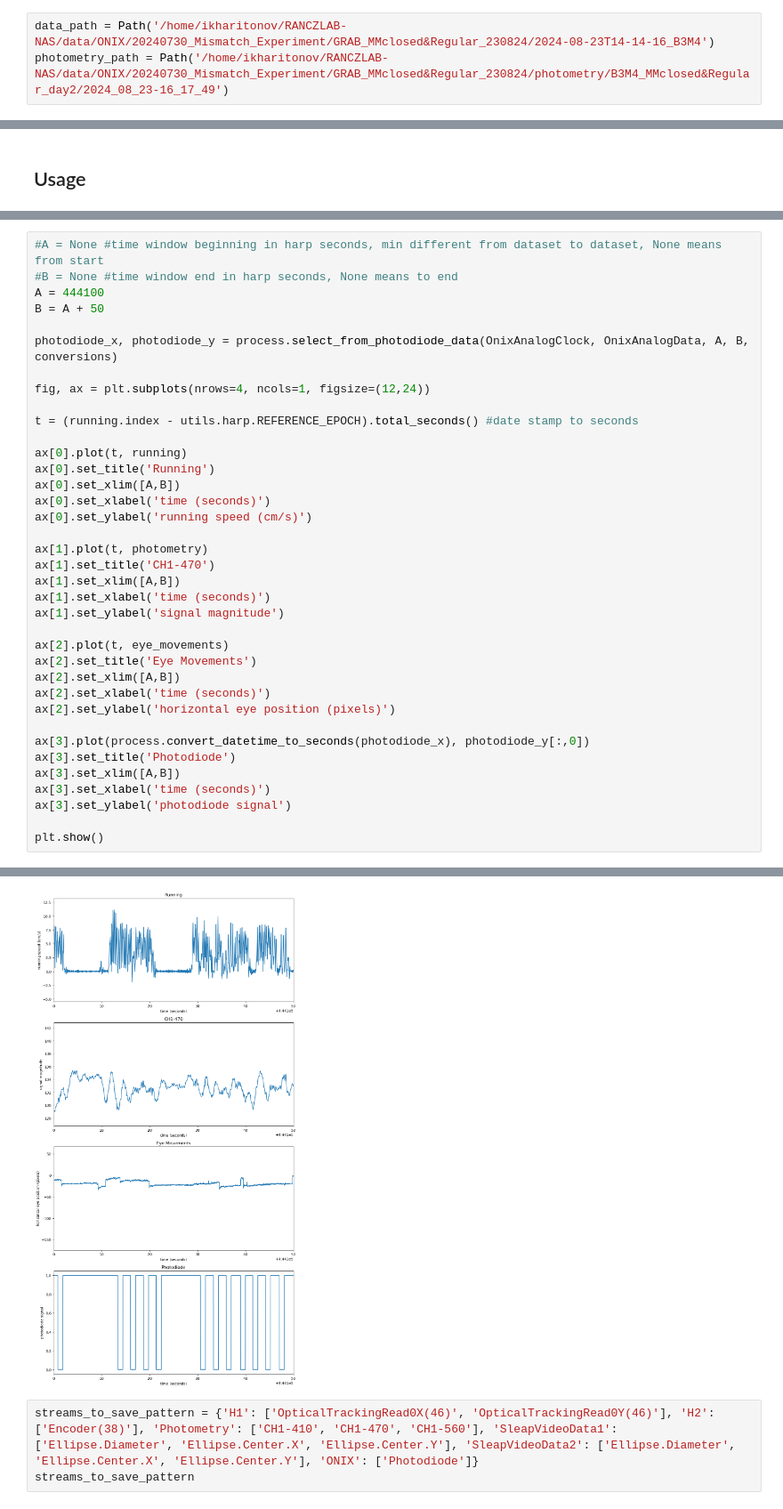
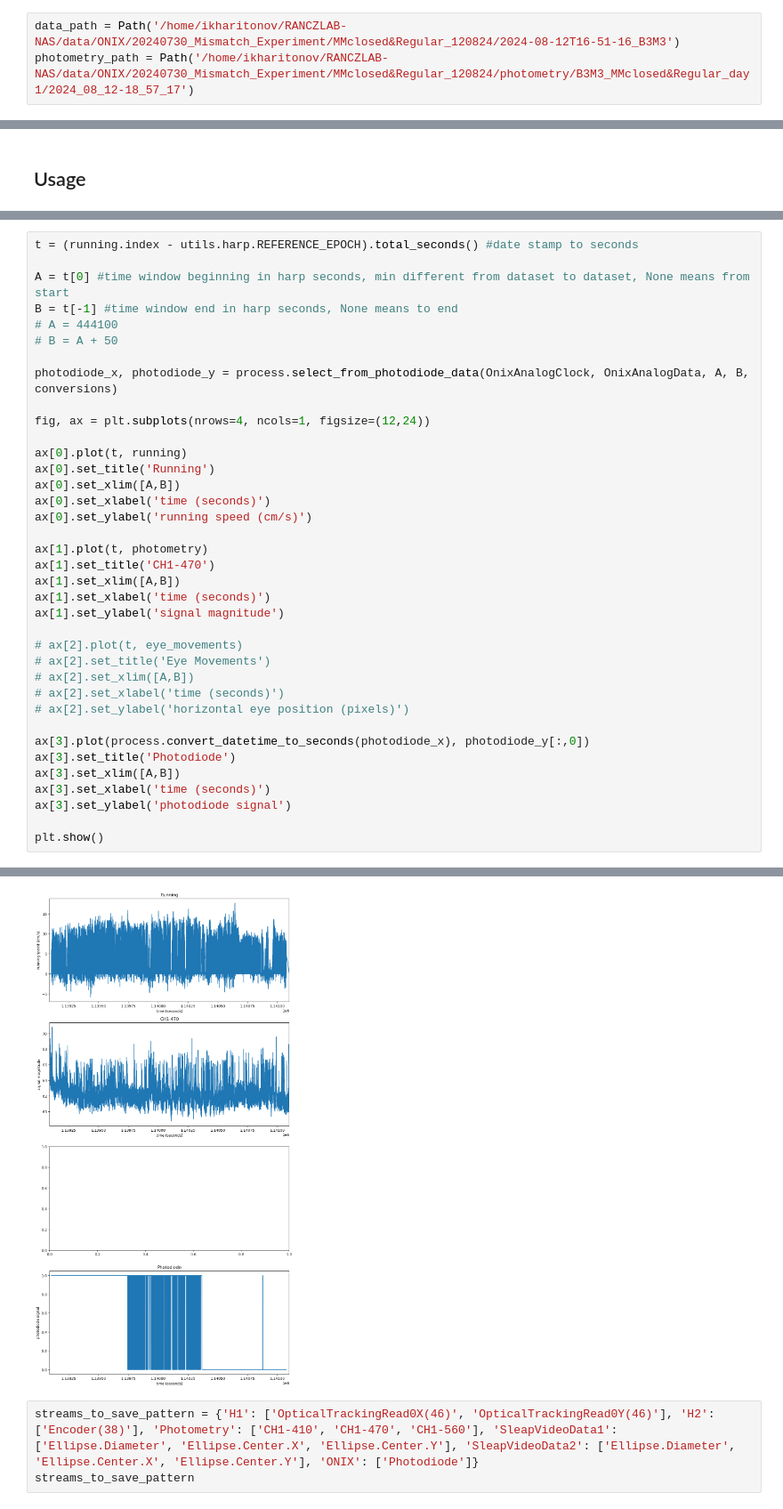
Before and after one commit to ikharitonov/vestibular_vr_pipeline, a Jupyter notebook: 1_DEMO_data_extraction_pipeline.ipynb, the cells around one changed output, grey strips where cells are left out. Shown at 89% size. Saved outputs shown, nothing was run; the diff lists cells and outputs as text.

```diff
--- a/1_DEMO_data_extraction_pipeline.ipynb
+++ b/1_DEMO_data_extraction_pipeline.ipynb
@@ -10,5 +10,5 @@ import pandas as pd
 from harp_resources import process, utils
 from sleap import load_and_process as lp
 # %%
-data_path = Path('/home/ikharitonov/RANCZLAB-NAS/data/ONIX/20240730_Mismatch_Experiment/GRAB_MMclosed&Regular_230824/2024-08-23T14-14-16_B3M4')
-photometry_path = Path('/home/ikharitonov/RANCZLAB-NAS/data/ONIX/20240730_Mismatch_Experiment/GRAB_MMclosed&Regular_230824/photometry/B3M4_MMclosed&Regular_day2/2024_08_23-16_17_49')
+data_path = Path('/home/ikharitonov/RANCZLAB-NAS/data/ONIX/20240730_Mismatch_Experiment/MMclosed&Regular_120824/2024-08-12T16-51-16_B3M3')
+photometry_path = Path('/home/ikharitonov/RANCZLAB-NAS/data/ONIX/20240730_Mismatch_Experiment/MMclosed&Regular_120824/photometry/B3M3_MMclosed&Regular_day1/2024_08_12-18_57_17')
@@ -278,14 +285,14 @@ eye_movements = resampled_streams['SleapVideoData2']['Ellipse.Center.X']
 # %%
-#A = None #time window beginning in harp seconds, min different from dataset to dataset, None means from start
-#B = None #time window end in harp seconds, None means to end
-A = 444100
-B = A + 50
+t = (running.index - utils.harp.REFERENCE_EPOCH).total_seconds() #date stamp to seconds
+
+A = t[0] #time window beginning in harp seconds, min different from dataset to dataset, None means from start
+B = t[-1] #time window end in harp seconds, None means to end
+# A = 444100
+# B = A + 50
 
 photodiode_x, photodiode_y = process.select_from_photodiode_data(OnixAnalogClock, OnixAnalogData, A, B, conversions)
 
 fig, ax = plt.subplots(nrows=4, ncols=1, figsize=(12,24))
-
-t = (running.index - utils.harp.REFERENCE_EPOCH).total_seconds() #date stamp to seconds
 
 ax[0].plot(t, running)
 ax[0].set_title('Running')
@@ -299,11 +306,11 @@ ax[1].set_xlim([A,B])
 ax[1].set_xlabel('time (seconds)')
 ax[1].set_ylabel('signal magnitude')
 
-ax[2].plot(t, eye_movements)
-ax[2].set_title('Eye Movements')
-ax[2].set_xlim([A,B])
-ax[2].set_xlabel('time (seconds)')
-ax[2].set_ylabel('horizontal eye position (pixels)')
+# ax[2].plot(t, eye_movements)
+# ax[2].set_title('Eye Movements')
+# ax[2].set_xlim([A,B])
+# ax[2].set_xlabel('time (seconds)')
+# ax[2].set_ylabel('horizontal eye position (pixels)')
 
 ax[3].plot(process.convert_datetime_to_seconds(photodiode_x), photodiode_y[:,0])
 ax[3].set_title('Photodiode')
@@ -317,4 +324,4 @@ Selection of photodiode data finished in 2.70 seconds.
-[figure, old version]
+[figure, new version]
 # %%
 streams_to_save_pattern = {'H1': ['OpticalTrackingRead0X(46)', 'OpticalTrackingRead0Y(46)'], 'H2': ['Encoder(38)'], 'Photometry': ['CH1-410', 'CH1-470', 'CH1-560'], 'SleapVideoData1': ['Ellipse.Diameter', 'Ellipse.Center.X', 'Ellipse.Center.Y'], 'SleapVideoData2': ['Ellipse.Diameter', 'Ellipse.Center.X', 'Ellipse.Center.Y'], 'ONIX': ['Photodiode']}
 streams_to_save_pattern
```
Also changed, not shown: parts of 11 cells of this notebook.
